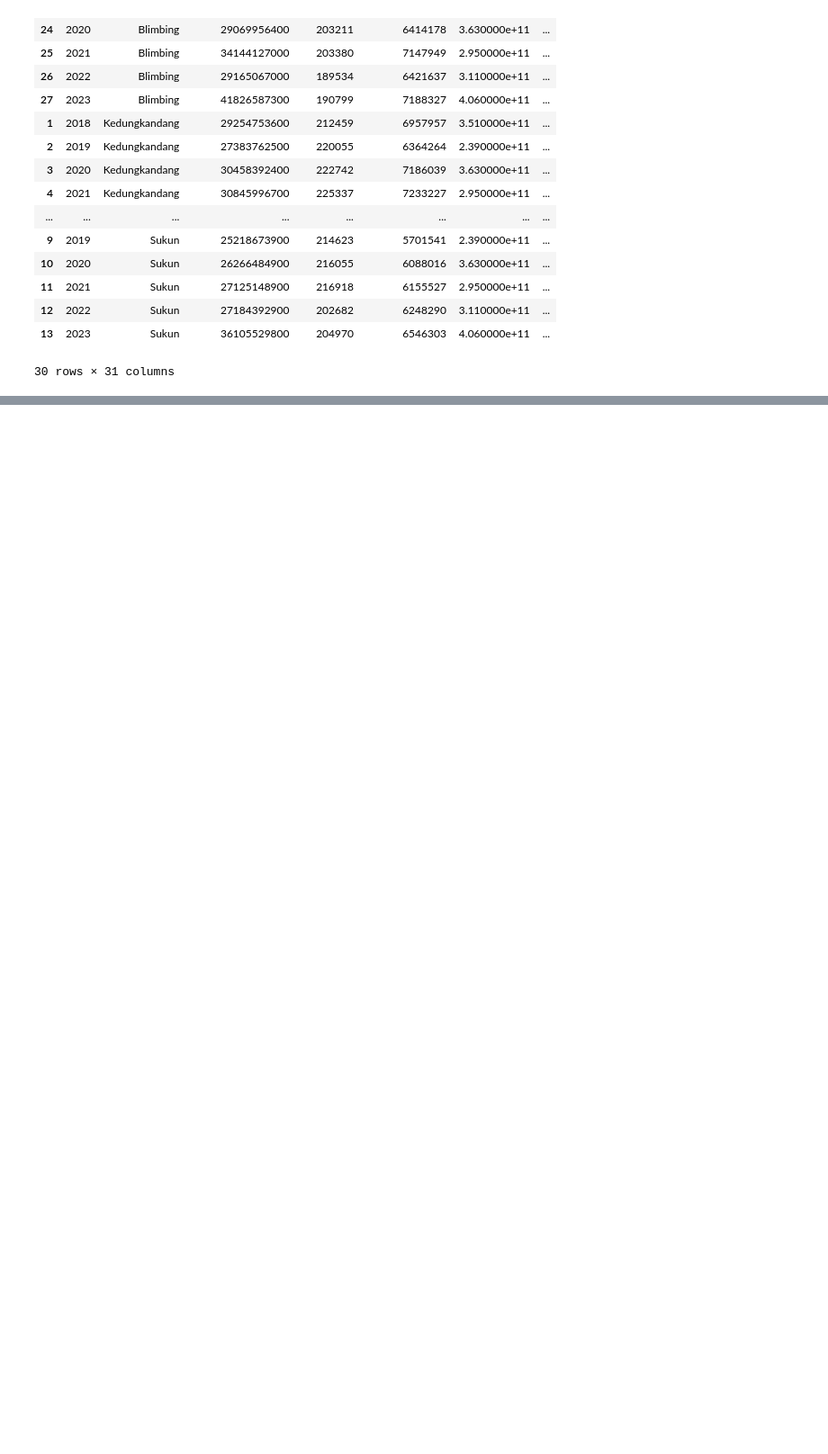
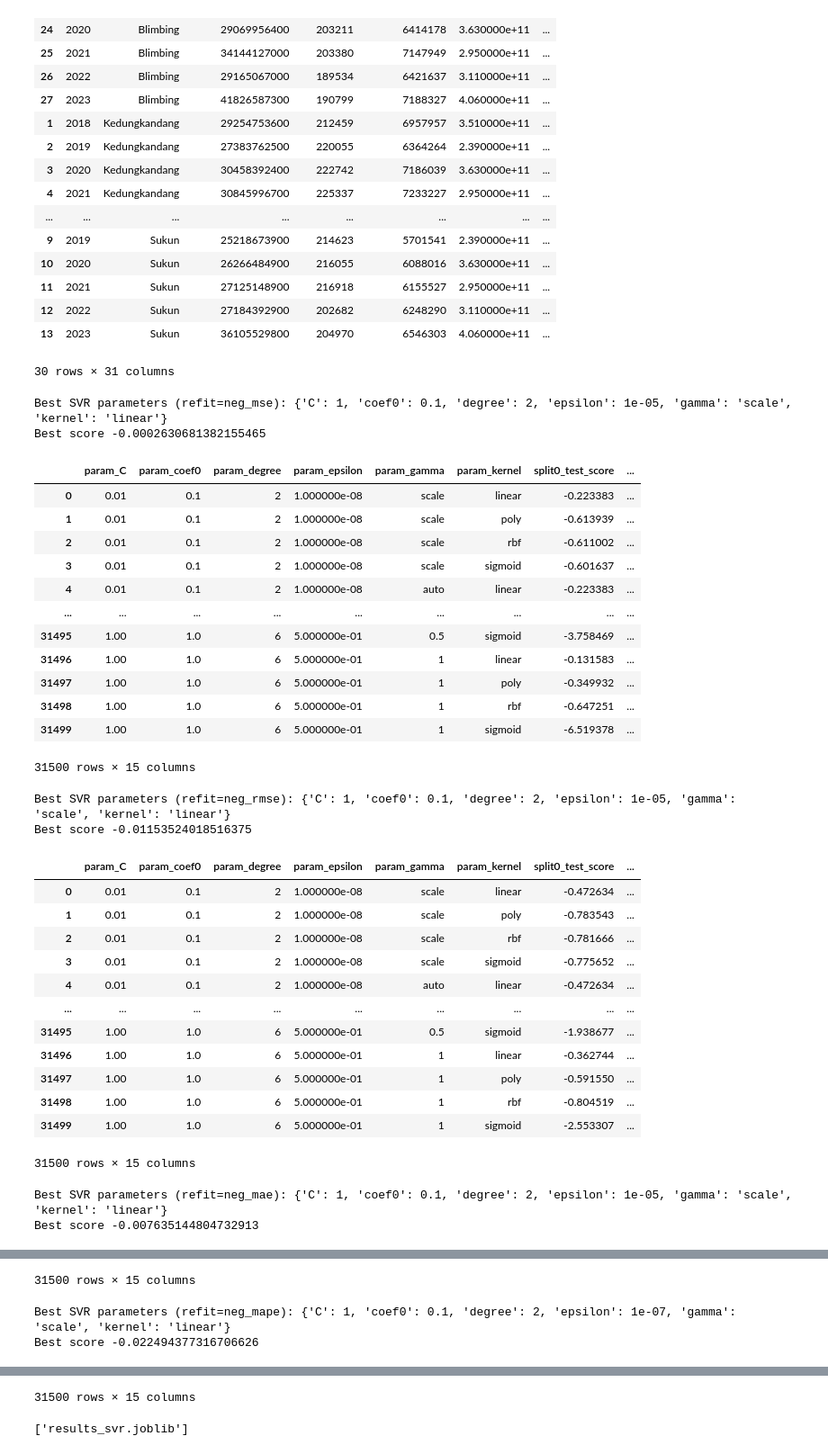
Before and after one commit to jorelalexander/EvenFlow, a Jupyter notebook: main.ipynb, the cells around one changed output, grey strips where cells are left out. Shown at 90% size. Saved outputs shown, nothing was run; the diff lists cells and outputs as text; code cells hidden in the pictures; blank space fills up the shorter version.

```diff
--- a/main.ipynb
+++ b/main.ipynb
@@ -354,33 +355,66 @@ scoring: dict[str, str] = {
 }
 
 # results: dict[str, dict[str, tuple[SVR, dict, float]]] = { district:{ scoring_name:None for scoring_name in scoring.values() } for district in districts }
-results: dict[str, dict | pd.DataFrame | float | StandardScaler | SVR] = {scoring_name:None for scoring_name in scoring.values()}
+results_svr: dict[str, dict | pd.DataFrame | float | StandardScaler | SVR] = {scoring_name:None for scoring_name in scoring.values()}
 # for district in districts:
 # 	print(f"Measuring best SVR model for district {district}")
 for scoring_name, scoring_method in scoring.items():
 	svr: SVR = SVR()
 	gscv: GridSearchCV = GridSearchCV(svr, param_grid=param_grid, cv=RepeatedKFold(n_splits=5, random_state=69420), scoring=scoring_method, refit=scoring_name, n_jobs=-1)
 	# district_df = df_model[df_model["District"] == district].copy()
 	X: pd.DataFrame = df_model[["District", "Water Spending (Rp)","Population","Water Used (m3)","Assets (Rp)","Operational (Rp)","Total Population","Water Price / Capita (Rp/m3)", "Water Usage / Capita (m3/person)", "Water Spending / Capita (Rp/person)", "Previous Water Used (m3)", "Previous Water Price / Capita (Rp/m3)", "Previous Water Usage / Capita (m3/person)", "Previous Water Spending / Capita (Rp/person)"]].copy()
 	X["District"] = X["District"].map(districts_map)
 	Y: pd.DataFrame = pd.DataFrame(df_model["Water Used (m3)"])
 	feature_scaler: StandardScaler = StandardScaler()
 	target_scaler: StandardScaler = StandardScaler()
 	X_norm: np.ndarray = feature_scaler.fit_transform(X)
 	Y_norm: np.ndarray = target_scaler.fit_transform(Y.to_numpy().reshape(-1, 1)).ravel()
 	gscv.fit(X_norm, Y_norm)
 	best_svr = gscv.best_estimator_
 	print(f"Best SVR parameters (refit={scoring_name}): {gscv.best_params_}")
 	print(f"Best score {gscv.best_score_}")
 	cv_results_df = pd.DataFrame(gscv.cv_results_)
-	results[scoring_name] = {
+	results_svr[scoring_name] = {
 	# results[district][scoring_name] = {
 		"model":best_svr,
 		"params":gscv.best_params_,
 		"score":gscv.best_score_,
 		"feature_scaler": feature_scaler,
 		"target_scaler": target_scaler,
 		"result_table": cv_results_df
 	}
 	# Access all scores from cv_results_
 	display(cv_results_df[["param_C","param_coef0","param_degree","param_epsilon","param_gamma","param_kernel","split0_test_score","split1_test_score","split2_test_score","split3_test_score","split4_test_score","split5_test_score", "mean_test_score", "std_test_score", "rank_test_score"]])
+# %% [output]
+Best SVR parameters (refit=neg_mse): {'C': 1, 'coef0': 0.1, 'degree': 2, 'epsilon': 1e-05, 'gamma': 'scale', 'kernel': 'linear'}
+Best score -0.0002630681382155465
+|  | param_C | param_coef0 | param_degree | param_epsilon | param_gamma | param_kernel | split0_test_score | ... |
+| 0 | 0.01 | 0.1 | 2 | 1.000000e-08 | scale | linear | -0.223383 | ... |
+| 1 | 0.01 | 0.1 | 2 | 1.000000e-08 | scale | poly | -0.613939 | ... |
+| 2 | 0.01 | 0.1 | 2 | 1.000000e-08 | scale | rbf | -0.611002 | ... |
+| 3 | 0.01 | 0.1 | 2 | 1.000000e-08 | scale | sigmoid | -0.601637 | ... |
+| 4 | 0.01 | 0.1 | 2 | 1.000000e-08 | auto | linear | -0.223383 | ... |
+| ... | ... | ... | ... | ... | ... | ... | ... | ... |
+| 31495 | 1.00 | 1.0 | 6 | 5.000000e-01 | 0.5 | sigmoid | -3.758469 | ... |
+| 31496 | 1.00 | 1.0 | 6 | 5.000000e-01 | 1 | linear | -0.131583 | ... |
+| 31497 | 1.00 | 1.0 | 6 | 5.000000e-01 | 1 | poly | -0.349932 | ... |
+| 31498 | 1.00 | 1.0 | 6 | 5.000000e-01 | 1 | rbf | -0.647251 | ... |
+| 31499 | 1.00 | 1.0 | 6 | 5.000000e-01 | 1 | sigmoid | -6.519378 | ... |
+31500 rows × 15 columns
+Best SVR parameters (refit=neg_rmse): {'C': 1, 'coef0': 0.1, 'degree': 2, 'epsilon': 1e-05, 'gamma': 'scale', 'kernel': 'linear'}
+Best score -0.01153524018516375
+|  | param_C | param_coef0 | param_degree | param_epsilon | param_gamma | param_kernel | split0_test_score | ... |
+| 0 | 0.01 | 0.1 | 2 | 1.000000e-08 | scale | linear | -0.472634 | ... |
+| 1 | 0.01 | 0.1 | 2 | 1.000000e-08 | scale | poly | -0.783543 | ... |
+| 2 | 0.01 | 0.1 | 2 | 1.000000e-08 | scale | rbf | -0.781666 | ... |
+| 3 | 0.01 | 0.1 | 2 | 1.000000e-08 | scale | sigmoid | -0.775652 | ... |
+| 4 | 0.01 | 0.1 | 2 | 1.000000e-08 | auto | linear | -0.472634 | ... |
+| ... | ... | ... | ... | ... | ... | ... | ... | ... |
+| 31495 | 1.00 | 1.0 | 6 | 5.000000e-01 | 0.5 | sigmoid | -1.938677 | ... |
+| 31496 | 1.00 | 1.0 | 6 | 5.000000e-01 | 1 | linear | -0.362744 | ... |
+| 31497 | 1.00 | 1.0 | 6 | 5.000000e-01 | 1 | poly | -0.591550 | ... |
+| 31498 | 1.00 | 1.0 | 6 | 5.000000e-01 | 1 | rbf | -0.804519 | ... |
+| 31499 | 1.00 | 1.0 | 6 | 5.000000e-01 | 1 | sigmoid | -2.553307 | ... |
+31500 rows × 15 columns
+Best SVR parameters (refit=neg_mae): {'C': 1, 'coef0': 0.1, 'degree': 2, 'epsilon': 1e-05, 'gamma': 'scale', 'kernel': 'linear'}
+Best score -0.007635144804732913
@@ -386,0 +433,3 @@ for scoring_name, scoring_method in scoring.items():
+31500 rows × 15 columns
+Best SVR parameters (refit=neg_mape): {'C': 1, 'coef0': 0.1, 'degree': 2, 'epsilon': 1e-07, 'gamma': 'scale', 'kernel': 'linear'}
+Best score -0.022494377316706626
@@ -387,4 +448,6 @@ for scoring_name, scoring_method in scoring.items():
+31500 rows × 15 columns
 # %%
 import joblib
-results_svr_joblib = joblib.dump(results, "results_svr.joblib")
-del results
+joblib.dump(results_svr, "results_svr.joblib")
+# %% [output]
+['results_svr.joblib']
```
Also changed, not shown: parts of 6 cells of this notebook, 1 other file.
